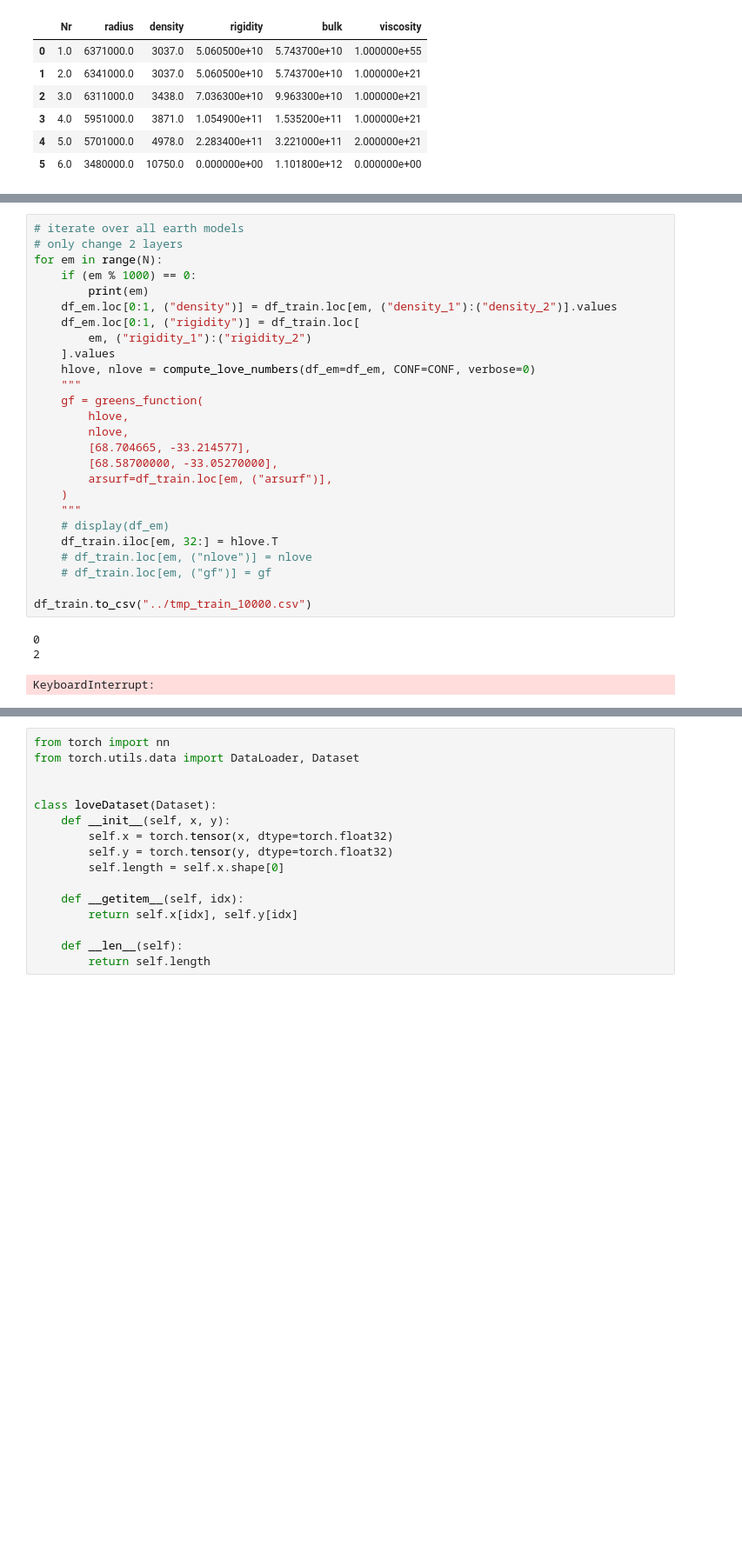
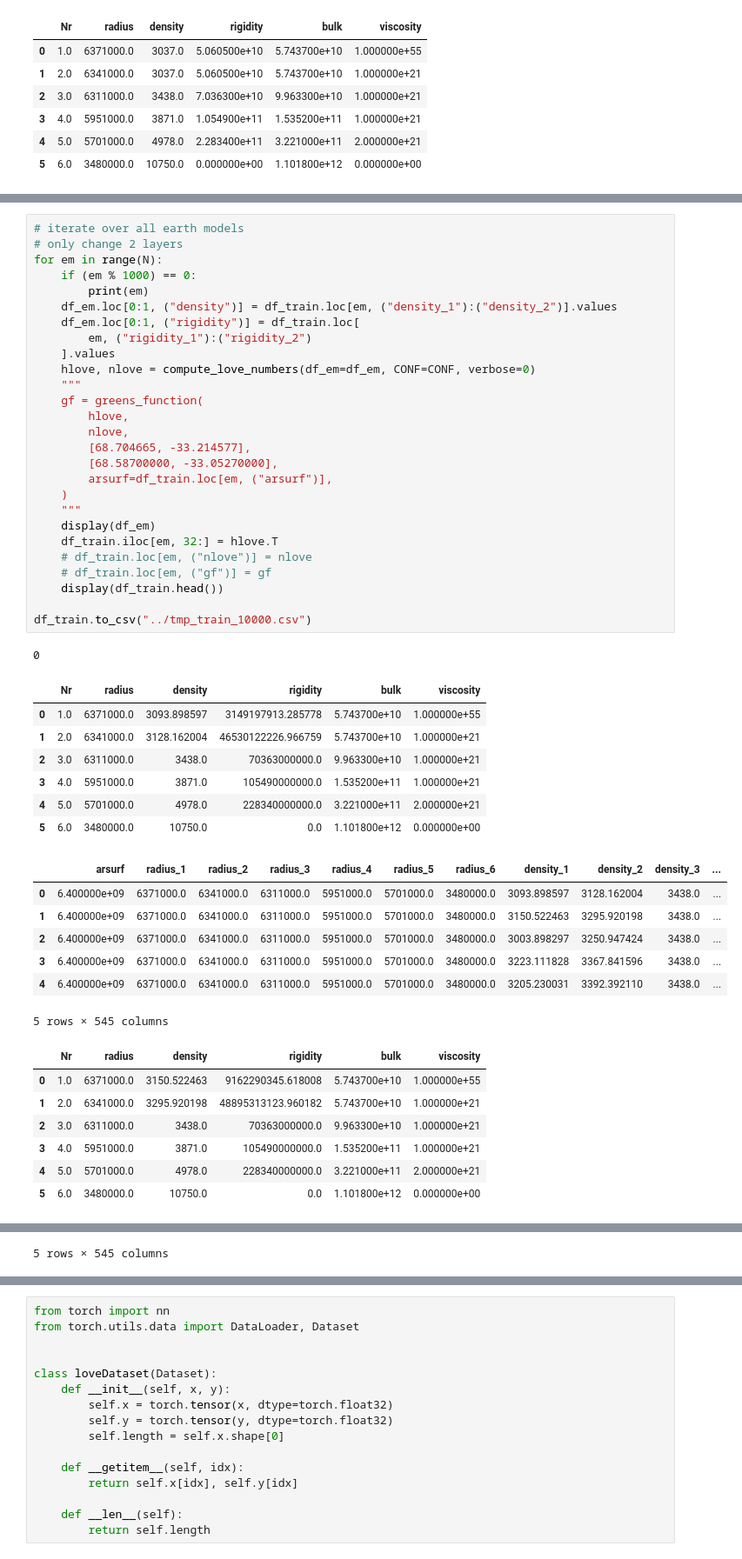
Before and after one commit to eyhl/premis, a Jupyter notebook: notebooks/make_gf_train_data.ipynb, the cells around one changed output, grey strips where cells are left out. Shown at 87% size. Cells and saved outputs as stored; diff of their text form; blank space fills up the shorter version.

```diff
--- a/notebooks/make_gf_train_data.ipynb
+++ b/notebooks/make_gf_train_data.ipynb
@@ -166,30 +186,50 @@ df_train
 # %%
 # iterate over all earth models
 # only change 2 layers
 for em in range(N):
     if (em % 1000) == 0:
         print(em)
     df_em.loc[0:1, ("density")] = df_train.loc[em, ("density_1"):("density_2")].values
     df_em.loc[0:1, ("rigidity")] = df_train.loc[
         em, ("rigidity_1"):("rigidity_2")
     ].values
     hlove, nlove = compute_love_numbers(df_em=df_em, CONF=CONF, verbose=0)
     """
     gf = greens_function(
         hlove,
         nlove,
         [68.704665, -33.214577],
         [68.58700000, -33.05270000],
         arsurf=df_train.loc[em, ("arsurf")],
     )
     """
-    # display(df_em)
+    display(df_em)
     df_train.iloc[em, 32:] = hlove.T
     # df_train.loc[em, ("nlove")] = nlove
     # df_train.loc[em, ("gf")] = gf
+    display(df_train.head())
 
 df_train.to_csv("../tmp_train_10000.csv")
 # %% [output]
 0
-2
+|  | Nr | radius | density | rigidity | bulk | viscosity |
+| 0 | 1.0 | 6371000.0 | 3093.898597 | 3149197913.285778 | 5.743700e+10 | 1.000000e+55 |
+| 1 | 2.0 | 6341000.0 | 3128.162004 | 46530122226.966759 | 5.743700e+10 | 1.000000e+21 |
+| 2 | 3.0 | 6311000.0 | 3438.0 | 70363000000.0 | 9.963300e+10 | 1.000000e+21 |
+| 3 | 4.0 | 5951000.0 | 3871.0 | 105490000000.0 | 1.535200e+11 | 1.000000e+21 |
+| 4 | 5.0 | 5701000.0 | 4978.0 | 228340000000.0 | 3.221000e+11 | 2.000000e+21 |
+| 5 | 6.0 | 3480000.0 | 10750.0 | 0.0 | 1.101800e+12 | 0.000000e+00 |
+|  | arsurf | radius_1 | radius_2 | radius_3 | radius_4 | radius_5 | radius_6 | density_1 | density_2 | density_3 | ... |
+| 0 | 6.400000e+09 | 6371000.0 | 6341000.0 | 6311000.0 | 5951000.0 | 5701000.0 | 3480000.0 | 3093.898597 | 3128.162004 | 3438.0 | ... |
+| 1 | 6.400000e+09 | 6371000.0 | 6341000.0 | 6311000.0 | 5951000.0 | 5701000.0 | 3480000.0 | 3150.522463 | 3295.920198 | 3438.0 | ... |
+| 2 | 6.400000e+09 | 6371000.0 | 6341000.0 | 6311000.0 | 5951000.0 | 5701000.0 | 3480000.0 | 3003.898297 | 3250.947424 | 3438.0 | ... |
+| 3 | 6.400000e+09 | 6371000.0 | 6341000.0 | 6311000.0 | 5951000.0 | 5701000.0 | 3480000.0 | 3223.111828 | 3367.841596 | 3438.0 | ... |
+| 4 | 6.400000e+09 | 6371000.0 | 6341000.0 | 6311000.0 | 5951000.0 | 5701000.0 | 3480000.0 | 3205.230031 | 3392.392110 | 3438.0 | ... |
-KeyboardInterrupt:
+5 rows × 545 columns
+|  | Nr | radius | density | rigidity | bulk | viscosity |
+| 0 | 1.0 | 6371000.0 | 3150.522463 | 9162290345.618008 | 5.743700e+10 | 1.000000e+55 |
+| 1 | 2.0 | 6341000.0 | 3295.920198 | 48895313123.960182 | 5.743700e+10 | 1.000000e+21 |
+| 2 | 3.0 | 6311000.0 | 3438.0 | 70363000000.0 | 9.963300e+10 | 1.000000e+21 |
+| 3 | 4.0 | 5951000.0 | 3871.0 | 105490000000.0 | 1.535200e+11 | 1.000000e+21 |
+| 4 | 5.0 | 5701000.0 | 4978.0 | 228340000000.0 | 3.221000e+11 | 2.000000e+21 |
+| 5 | 6.0 | 3480000.0 | 10750.0 | 0.0 | 1.101800e+12 | 0.000000e+00 |
@@ -195,0 +242 @@ KeyboardInterrupt:
+5 rows × 545 columns
```
Also changed, not shown: parts of 14 cells of this notebook, 1 other file.
